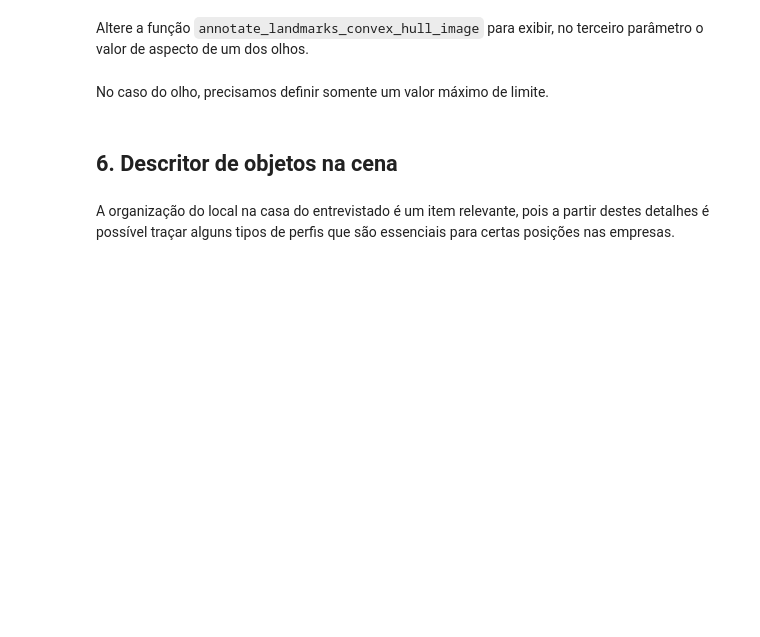
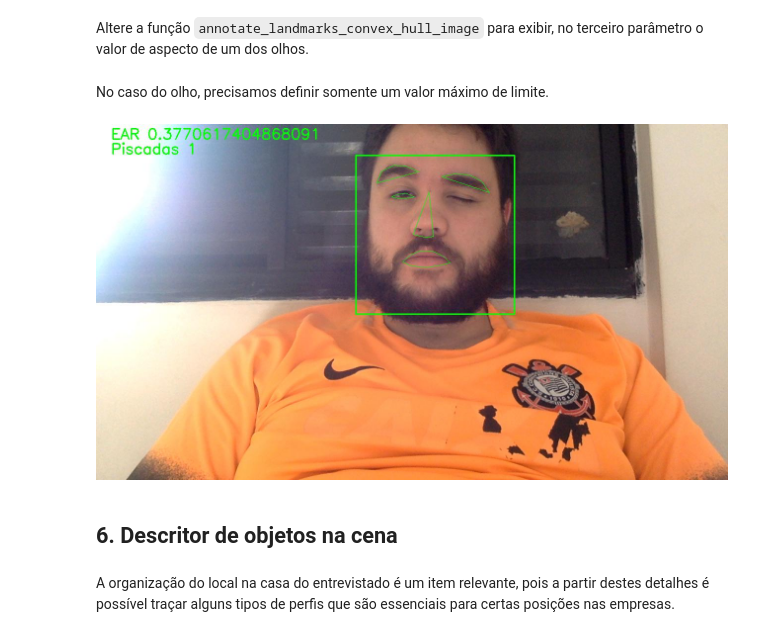
Before and after one commit to PHANRTR/fiap-ml-tec-proc-imagens-capstone, a Jupyter notebook: projeto-final/smart-hiring.ipynb, the cells around one changed output. Cells and saved outputs as stored; diff of their text form; code cells hidden in the pictures; blank space fills up the shorter version.

```diff
--- a/projeto-final/smart-hiring.ipynb
+++ b/projeto-final/smart-hiring.ipynb
@@ -423,14 +429,14 @@ def annotate_landmarks_convex_hull_image(im):
             points = cv2.convexHull(landmarks[LEFT_BROW_POINTS])
             cv2.drawContours(im, [points], 0, (0, 255, 0), 1)
 
-            points = cv2.convexHull(landmarks[RIGHT_EYE_POINTS])
-            cv2.drawContours(im, [points], 0, (0, 255, 0), 1)
+            pointsRightEye = cv2.convexHull(landmarks[RIGHT_EYE_POINTS])
+            cv2.drawContours(im, [pointsRightEye], 0, (0, 255, 0), 1)
 
-            points = cv2.convexHull(landmarks[LEFT_EYE_POINTS])
+            pointsLeftEye = cv2.convexHull(landmarks[LEFT_EYE_POINTS])
             cv2.drawContours(im, [points], 0, (0, 255, 0), 1)
 
             mouth_aspect = mouth_aspect_ratio(pointsMouth)
-            eye_aspect = None
+            eye_aspect = eye_aspect_ratio(pointsRightEye) + eye_aspect_ratio(pointsLeftEye)
 
     return im, mouth_aspect, eye_aspect
 # %% [markdown]
@@ -440,8 +446,8 @@ Definina abaixo os limiares inferior e superior para a identificação de um sor
 # IMPLEMENTAR
 # Defina os valores mínimo e máximo para detecção do sorriso
 
-sorriso_minimo = 0.7
-sorrimo_maximo = 0.9
+sorriso_minimo = .3
+sorriso_maximo = .38
 # %% [markdown]
 Após identificar o sorriso, contabilize quantas vezes foram identificados.
 # %%
@@ -498,4 +512,4 @@ Neste caso não há um limiar, como o bocejo é a boca aberta ao máximo, vamos
 # IMPLEMENTAR
 # Defina o valor mínimo de abertura dso lábios
 
-bocejo_minimo = None
+bocejo_minimo = .75
@@ -563,4 +594,4 @@ No caso do olho, precisamos definir somente um valor máximo de limite.
 # %%
 # IMPLEMENTAR
 # Defina um valor máximo para determinar se o olho está fechado
-olho_maximo = None
+olho_maximo = .25
@@ -597,3 +598,44 @@ cv2.destroyAllWindows()
+# %%
+cam_capture.release()
+
+cam_capture = cv2.VideoCapture(0)
+cv2.destroyAllWindows()
+
+#Quantidade de olhos fechados identificados
+qtde_olhos_fechados = 0
+olhos_fechados = False
+try:
+    while True:
+        ret, image_frame = cam_capture.read()
+        prev_olhos_fechados = olhos_fechados
+
+        if ret:
+            image_frame, _, eye_aspect = annotate_landmarks_convex_hull_image(image_frame)
+            image_frame = cv2.cvtColor(image_frame, cv2.COLOR_BGR2RGB)
+
+            if eye_aspect > olho_maximo:
+                cv2.imwrite("imagens/resultado/olho_fechado.png", image_frame)
+                olhos_fechados = True
+            else:
+                olhos_fechados = False
+
+            if prev_olhos_fechados == True and olhos_fechados == False:
+                qtde_olhos_fechados += 1
+
+            cv2.putText(image_frame, "EAR "+str(eye_aspect), (30, 30), cv2.FONT_HERSHEY_SIMPLEX, 1, (0,255,0), 2)
+            cv2.putText(image_frame, "Piscadas "+str(qtde_olhos_fechados), (30, 60), cv2.FONT_HERSHEY_SIMPLEX, 1, (0,255,0), 2)
+
+            cv2.imshow("Detector de Olhos Fechados", image_frame)
+            img = PIL.Image.fromarray(image_frame, "RGB")
+            buffer = BytesIO()
+            img.save(buffer,format="JPEG")
+            display(Image(data=buffer.getvalue()))
+        clear_output(wait=True)
+except KeyboardInterrupt:
+    cam.release()
+    print("Interrompido")
+# %% [output]
+[figure, added]
 # %% [markdown]
 ## 6. Descritor de objetos na cena
 # %% [markdown]
```
Also changed, not shown: parts of 9 cells of this notebook, 3 other files.
